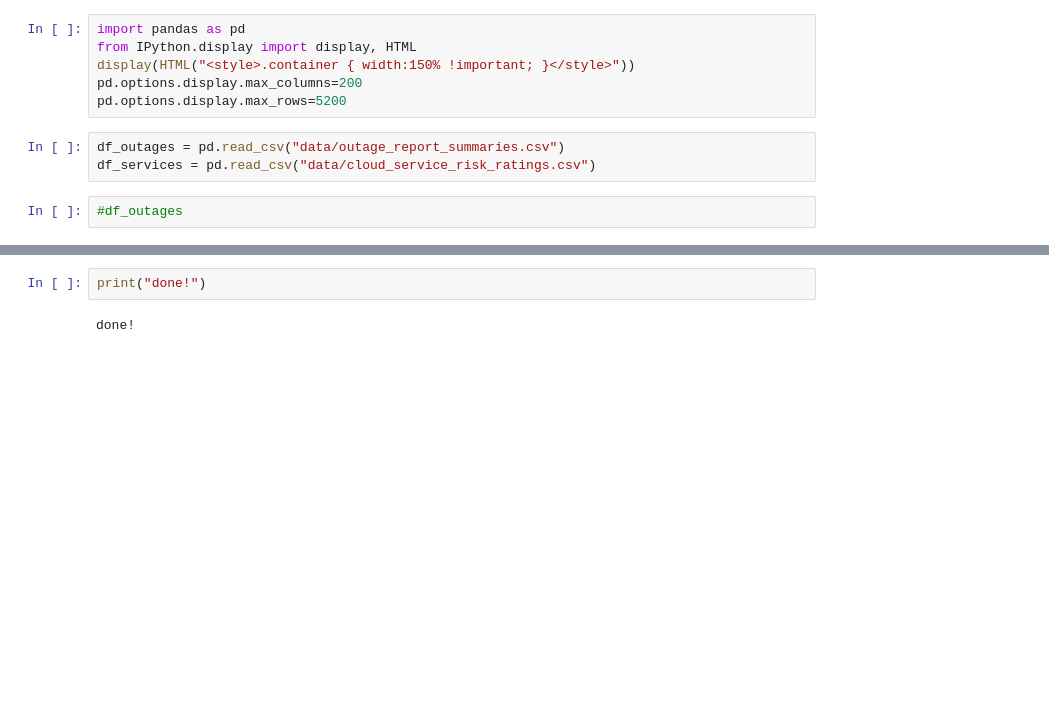
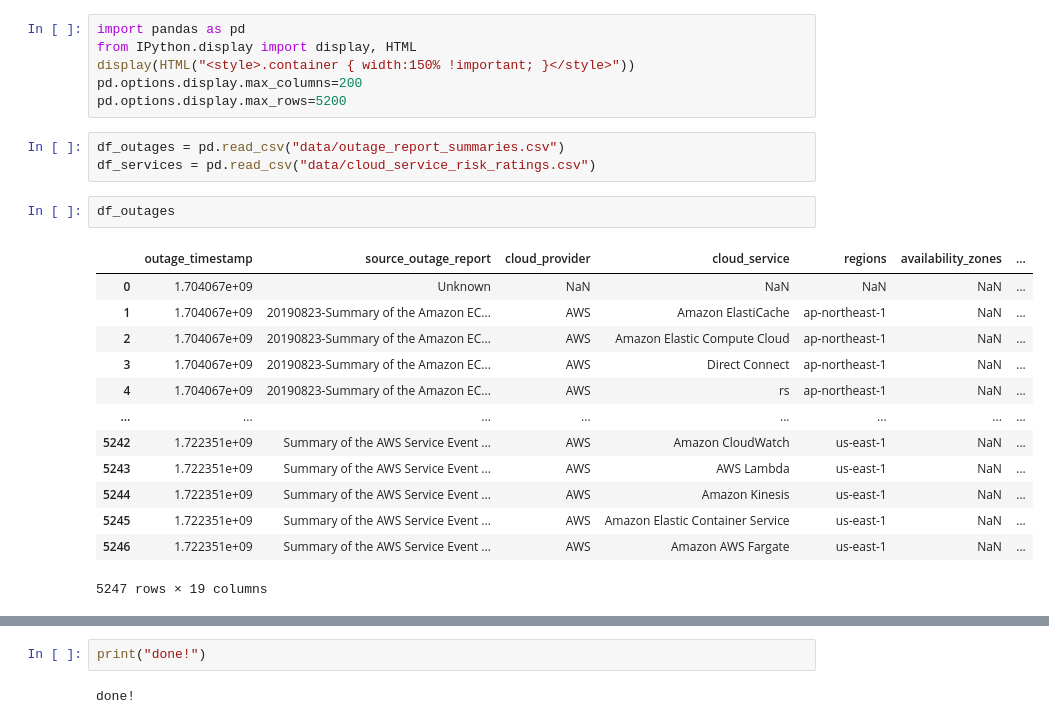
Before and after one commit to jpacerqueira/insureyourtechcloudgraph, a Jupyter notebook: information/clean_genai_data/Analysis-Services-Outages.ipynb, the cells around one changed output, grey strips where cells are left out. Cells and saved outputs as stored; diff of their text form; blank space fills up the shorter version.

```diff
--- a/information/clean_genai_data/Analysis-Services-Outages.ipynb
+++ b/information/clean_genai_data/Analysis-Services-Outages.ipynb
@@ -26,5 +18,19 @@ pd.options.display.max_rows=5200
 df_outages = pd.read_csv("data/outage_report_summaries.csv")
 df_services = pd.read_csv("data/cloud_service_risk_ratings.csv")
 # %%
-#df_outages
+df_outages
+# %% [output]
+|  | outage_timestamp | source_outage_report | cloud_provider | cloud_service | regions | availability_zones | ... |
+| 0 | 1.704067e+09 | Unknown | NaN | NaN | NaN | NaN | ... |
+| 1 | 1.704067e+09 | 20190823-Summary of the Amazon EC... | AWS | Amazon ElastiCache | ap-northeast-1 | NaN | ... |
+| 2 | 1.704067e+09 | 20190823-Summary of the Amazon EC... | AWS | Amazon Elastic Compute Cloud | ap-northeast-1 | NaN | ... |
+| 3 | 1.704067e+09 | 20190823-Summary of the Amazon EC... | AWS | Direct Connect | ap-northeast-1 | NaN | ... |
+| 4 | 1.704067e+09 | 20190823-Summary of the Amazon EC... | AWS | rs | ap-northeast-1 | NaN | ... |
+| ... | ... | ... | ... | ... | ... | ... | ... |
+| 5242 | 1.722351e+09 | Summary of the AWS Service Event ... | AWS | Amazon CloudWatch | us-east-1 | NaN | ... |
+| 5243 | 1.722351e+09 | Summary of the AWS Service Event ... | AWS | AWS Lambda | us-east-1 | NaN | ... |
+| 5244 | 1.722351e+09 | Summary of the AWS Service Event ... | AWS | Amazon Kinesis | us-east-1 | NaN | ... |
+| 5245 | 1.722351e+09 | Summary of the AWS Service Event ... | AWS | Amazon Elastic Container Service | us-east-1 | NaN | ... |
+| 5246 | 1.722351e+09 | Summary of the AWS Service Event ... | AWS | Amazon AWS Fargate | us-east-1 | NaN | ... |
+5247 rows × 19 columns
 # %%
```
Also changed, not shown: parts of 4 cells of this notebook, 1 other file.
